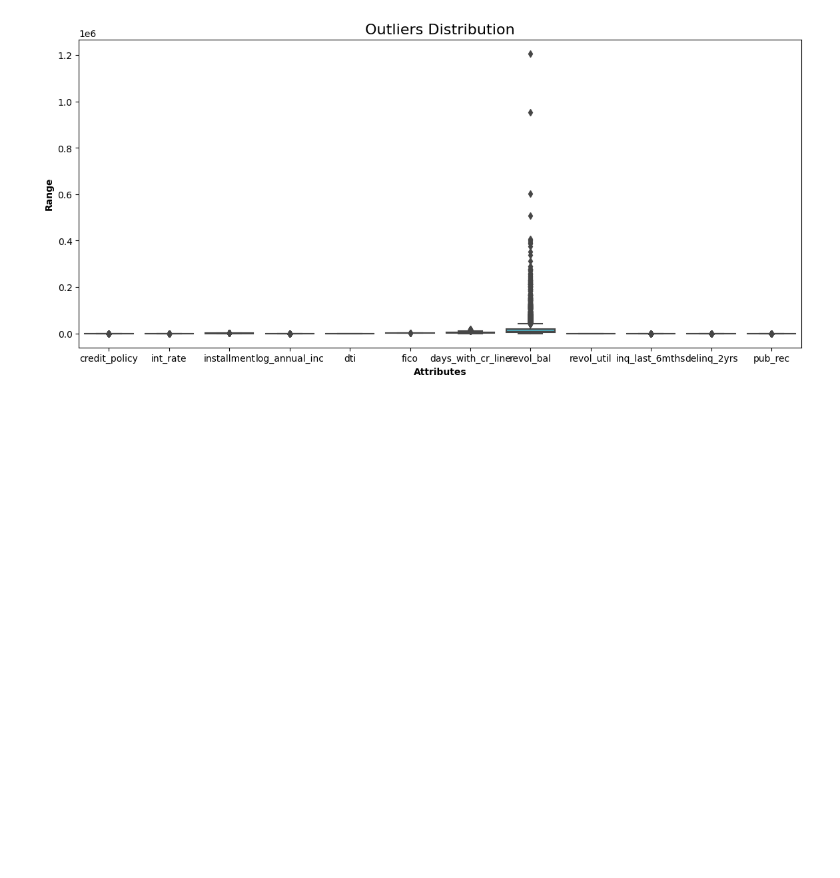
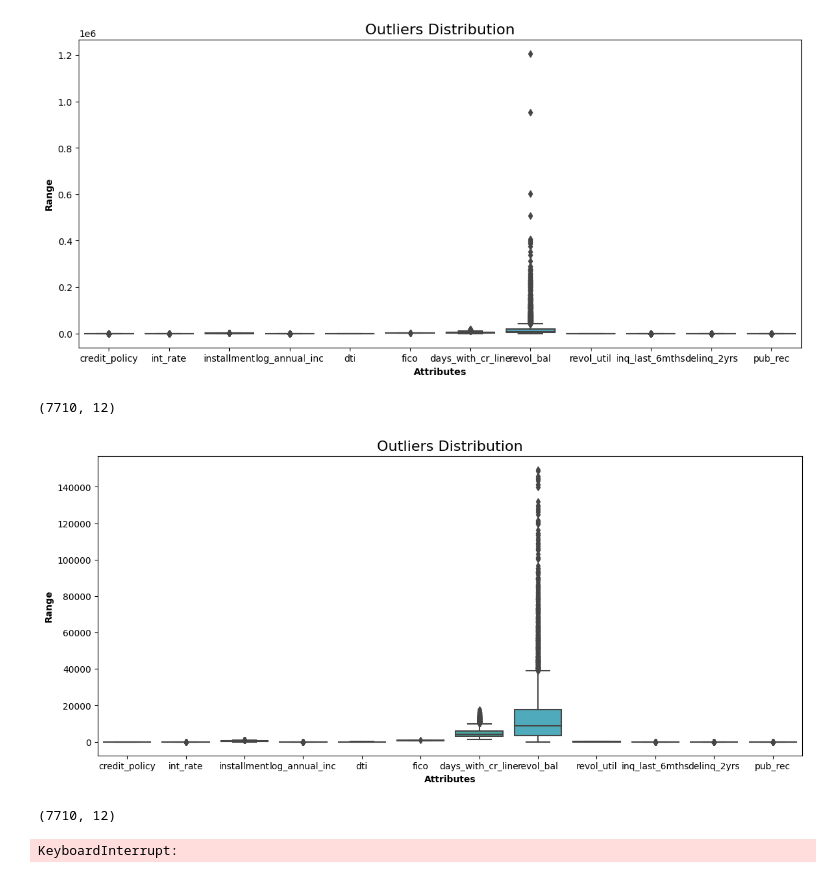
Before and after one commit to ndavido/Data_Analysis_Notes, a Jupyter notebook: clustering_early.ipynb, the cells around one changed output. Saved outputs shown, nothing was run; the diff lists cells and outputs as text; code cells hidden in the pictures; blank space fills up the shorter version.

```diff
--- a/clustering_early.ipynb
+++ b/clustering_early.ipynb
@@ -262,3 +262,29 @@ def show_boxplot(df):
 show_boxplot(cleaned_data)
 # %% [output]
 [figure]
+# %%
+def remove_outliers(data):
+    df = data.copy()
+    for column in list(df.columns):
+        Q1 = df[str(column)].quantile(0.25)
+        Q3 = df[str(column)].quantile(0.75)
+        IQR = Q3 - Q1
+        lower_bound = Q1 - 1.5 * IQR
+        upper_bound = Q3 + 1.5 * IQR
+        df = df[(df[str(column)] >= lower_bound) & (df[str(column)] <= upper_bound)]
+        return df
+# %%
+without_outliers = remove_outliers(cleaned_data)
+show_boxplot(without_outliers)
+without_outliers.shape
+# %% [output]
+(7710, 12)
+[figure, added]
+# %%
+from sklearn.preprocessing import StandardScaler
+scaler = StandardScaler()
+scaled_data = scaler.fit_transform(without_outliers)
+scaled_data.shape
+# pruned_data = scaled_data[0:5000]
+# %% [output]
+(7710, 12)
@@ -264,0 +297,5 @@ show_boxplot(cleaned_data)
+# %%
+dendrogram(average_linkage)
+plt.show()
+# %% [output]
+KeyboardInterrupt:
```
Also changed, not shown: parts of 9 cells of this notebook.
